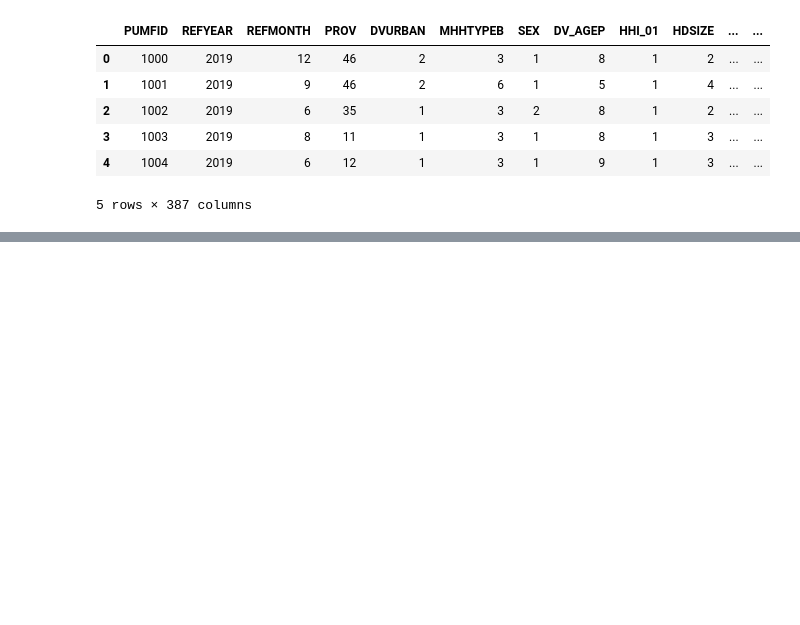
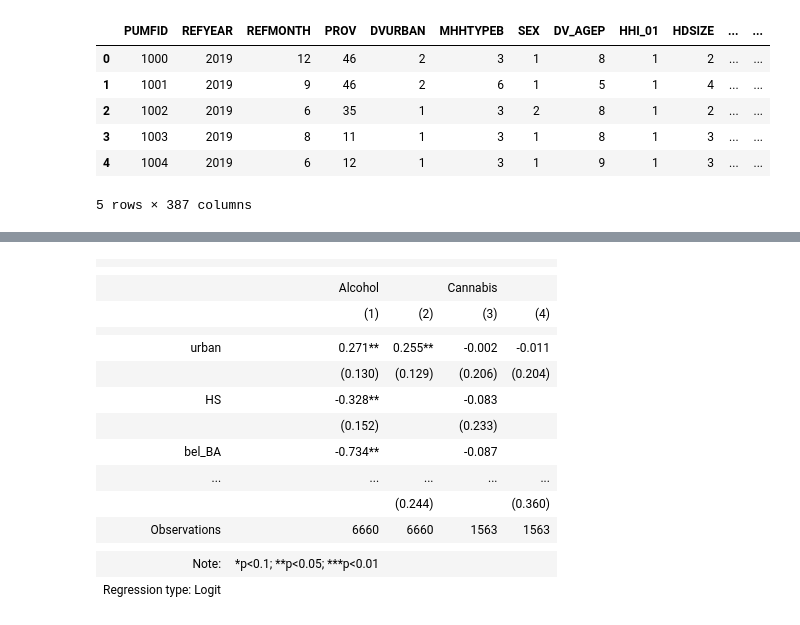
Before and after one commit to MartinMcFarlane/481MidtermPaper, a Jupyter notebook: Midterm Paper.ipynb, the cells around one changed output, grey strips where cells are left out. Cells and saved outputs as stored; diff of their text form; code cells hidden in the pictures; blank space fills up the shorter version.

```diff
--- a/Midterm Paper.ipynb
+++ b/Midterm Paper.ipynb
@@ -179,4 +186,40 @@ BA:1470
 # %%
 # logit regression: weedDriving ~ urban
+clogit = sm.Logit(df2_cann['weedDriving'], df2_cann['urban']).fit()
+#print(clogit.summary())
 
 # 2nd logit regression: weedDriving ~ urban + controls
+exog = ['const','urban'] # set up regressors
+for i in c_edu[1:]:
+    exog.append(i)
+
+clogit2 = sm.Logit(df2_cann['weedDriving'], df2_cann[exog]).fit()
+#print(clogit2.summary())
+
+# 3rd logit regression: weedDriving ~ urban + income controls
+exog = ['const','urban'] # set up regressors
+for i in c_income[1:]:
+    exog.append(i)
+
+clogit3 = sm.Logit(df2_cann['weedDriving'], df2_cann[exog]).fit()
+#print(clogit3.summary())
+
+# 4th logit regression: weedDriving ~ urban + provincial FE's
+exog = ['const','urban'] # set up regressors
+for i in c_prov[1:]:
+    exog.append(i)
+
+clogit4 = sm.Logit(df2_cann['weedDriving'], df2_cann[exog]).fit()
+#print(clogit4.summary())
+
+# 5th logit regression: weedDriving ~ urban + all controls
+exog = ['const','urban'] # set up regressors
+for i in c_prov[1:]:
+    exog.append(i)
+for i in c_income[1:]:
+    exog.append(i)
+for i in c_edu[1:]:
+    exog.append(i)
+
+clogit5 = sm.Logit(df2_cann['weedDriving'], df2_cann[exog]).fit()
+#print(logit5.summary())
@@ -186,0 +361,25 @@ array([0, 1])
+# %%
+# Regression table for drink/cannabis, education controls, income controls
+stargazer2 = Stargazer([logit2,logit3,clogit2,clogit3])
+stargazer2.add_custom_notes(['Regression type: Logit'])
+stargazer2.custom_columns(['Alcohol','Cannabis'],separators=[2,2])
+stargazer2.covariate_order(['urban','HS','bel_BA','BA','abv_BA','inc20_40','inc40_60','inc60_80','inc80_100','inc100_150','inc_abv_150'])
+
+HTML(stargazer2.render_html())
+# %% [output]
+|  |  |  |  |  |
+|  |
+|  | Alcohol |  | Cannabis |  |
+|  | (1) | (2) | (3) | (4) |
+|  |  |  |  |  |
+| urban | 0.271** | 0.255** | -0.002 | -0.011 |
+|  | (0.130) | (0.129) | (0.206) | (0.204) |
+| HS | -0.328** |  | -0.083 |  |
+|  | (0.152) |  | (0.233) |  |
+| bel_BA | -0.734** |  | -0.087 |  |
+| ... | ... | ... | ... | ... |
+|  |  | (0.244) |  | (0.360) |  |  |  |  |  |
+| Observations | 6660 | 6660 | 1563 | 1563 |
+|  |  |  |  |  |
+| Note: | *p<0.1; **p<0.05; ***p<0.01 |  |  |  |
+| Regression type: Logit |  |  |  |  |
```
Also changed, not shown: parts of 21 cells of this notebook.
